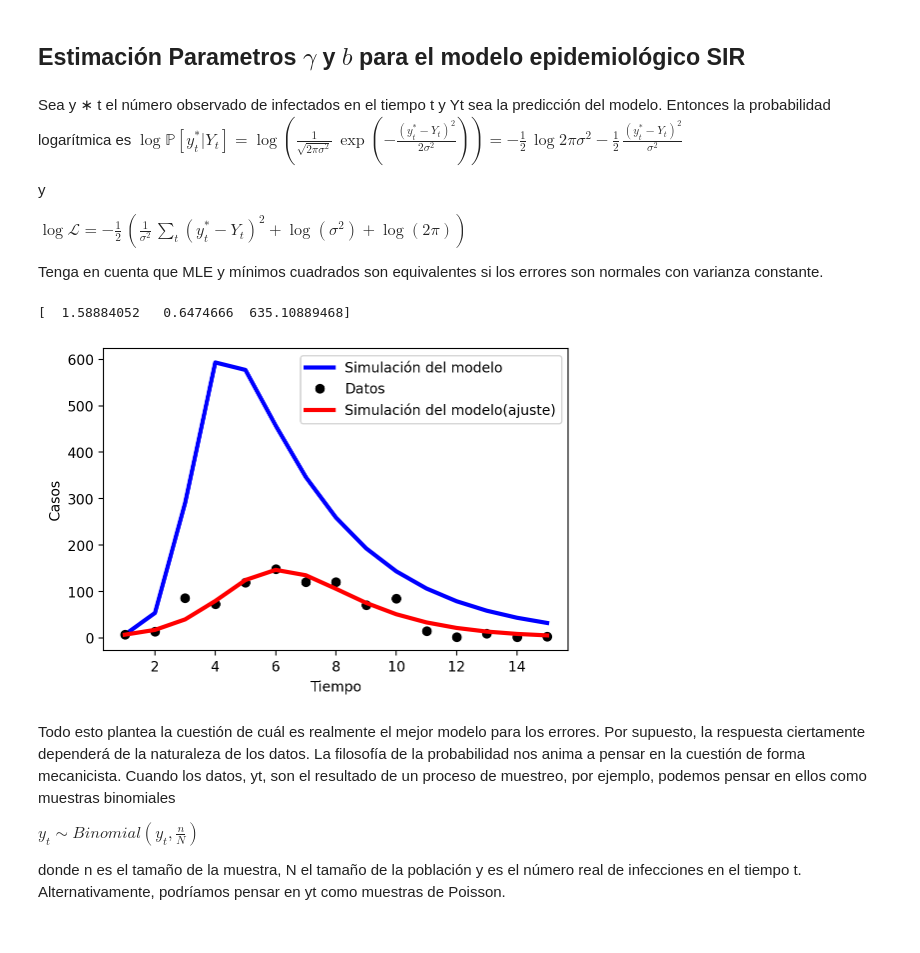
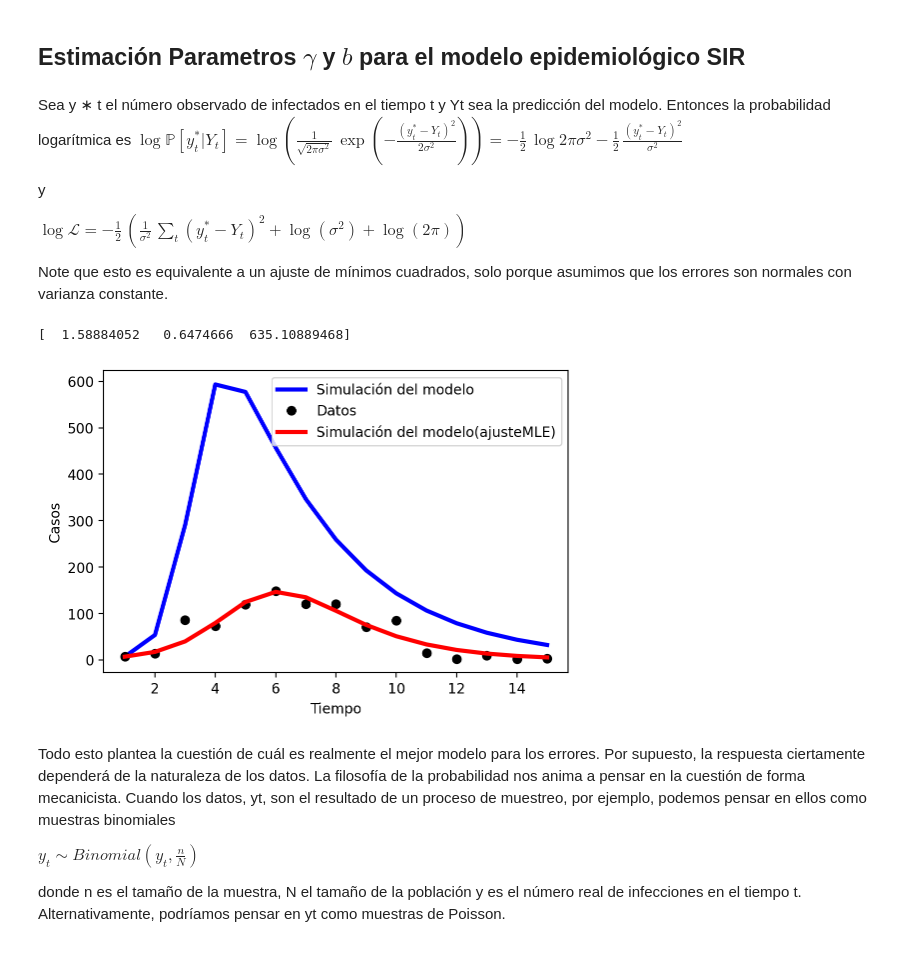
Before and after one commit to diegostaPy/UcomSeminario, a Jupyter notebook: ModelosEpidemiológicos/ModeloSIR.ipynb, the cells around one changed output. Drawn from its saved outputs; the diff is of its cells as text; code cells hidden in the pictures.

```diff
--- a/ModelosEpidemiológicos/ModeloSIR.ipynb
+++ b/ModelosEpidemiológicos/ModeloSIR.ipynb
@@ -107,7 +107,7 @@ y
 
 $\log\mathcal{L}= -\tfrac{1}{2}\,\left(\frac{1}{\sigma^2}\,\sum_{t}\!(y^*_t-Y_t)^2+\log{(\sigma^2)}+\log{(2\pi)}\right)$
 
-Tenga en cuenta que MLE y mínimos cuadrados son equivalentes si los errores son normales con varianza constante.
+Note que esto es equivalente a un ajuste de mínimos cuadrados, solo porque asumimos que los errores son normales con varianza constante.
 # %%
 def m_a(a, n=3) :
     ret = np.cumsum(a, dtype=float)
@@ -135,16 +135,15 @@ est_measure = yfcn(xest, paramests)
 # %%
 #print(sim_measure)
 plt.plot(times, sim_measure, 'b-', linewidth=3, label='Simulación del modelo')
 plt.plot(times, data, 'ko', linewidth=2, label='Datos')
 plt.plot(times, est_measure, 'r-', linewidth=3, label='Simulación del modelo(ajusteMLE)')
-plt.plot(times, est_measure, 'r-', linewidth=3, label='Simulación del modelo(ajuste)')
 
 plt.xlabel('Tiempo')
 plt.ylabel('Casos')
 plt.legend()
 plt.show()
 # %% [output]
-[figure, old version]
+[figure, new version]
 # %% [markdown]
 Todo esto plantea la cuestión de cuál es realmente el mejor modelo para los errores. Por supuesto, la respuesta ciertamente dependerá de la naturaleza de los datos. La filosofía de la probabilidad nos anima a pensar en la cuestión de forma mecanicista. Cuando los datos, yt, son el resultado de un proceso de muestreo, por ejemplo, podemos pensar en ellos como muestras binomiales
 
```
Also changed, not shown: parts of 6 cells of this notebook.
